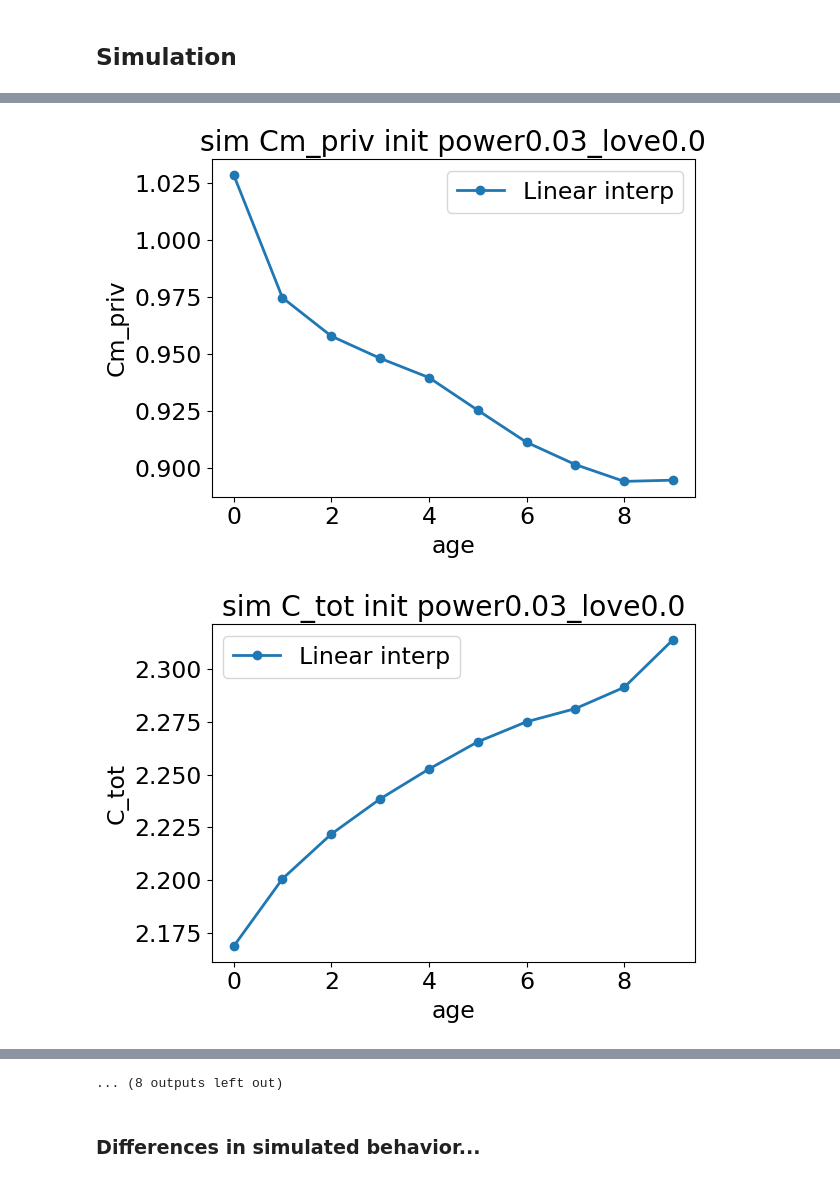
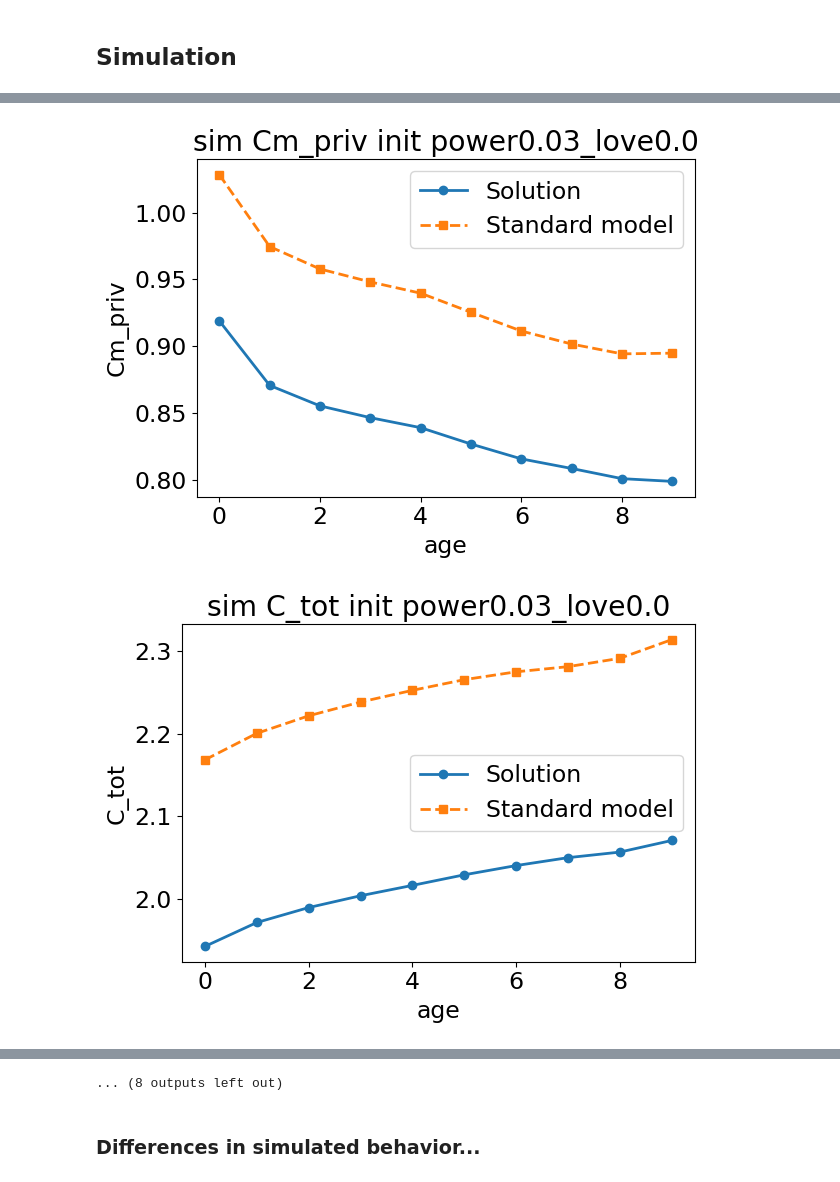
Before and after one commit to ThomasHJorgensen/iEGM, a Jupyter notebook: 02. LimitedCommmitmentModel.ipynb, the cells around one changed output, grey strips where cells are left out. Saved outputs shown, nothing was run; the diff lists cells and outputs as text; code cells hidden in the pictures.

```diff
--- a/02. LimitedCommmitmentModel.ipynb
+++ b/02. LimitedCommmitmentModel.ipynb
@@ -80,13 +79,28 @@ for name,spec in specs.items():
 
     # setup model
     models[name] = lcm.HouseholdModelClass(name=name,par=spec['par'])
+    if models[name].par.use_external_solution:
+        print("Set external solution for computing Euler Errors")
+        models[name].set_true_EmargV(EmargV_start_as_couple_true, EmargVw_start_as_single_true, EmargVm_start_as_single_true, grid_A, grid_power, grid_love)
+
+
     if do_cpp: models[name].link_to_cpp(force_compile=False)
     models[name].spec = spec
 
     # # solve
     %time models[name].solve()
 
+    if name == "model 1":
+        EmargV_start_as_couple_true = models[name].sol.EmargV_start_as_couple
+        EmargVw_start_as_single_true = models[name].sol.EmargVw_start_as_single
+        EmargVm_start_as_single_true = models[name].sol.EmargVm_start_as_single
+
+        grid_A = models[name].par.grid_A
+        grid_love = models[name].par.grid_love
+        grid_power = models[name].par.grid_power
+
+
 m1 = models['model 1']
-# m2 = models['model 2']
+m2 = models['model 2']
 # %% [output]
 solving model 1...
@@ -101,17 +120,17 @@ array([-3.5815654])
 # %%
-# Re-compile and solve
-for model in models.values():
-    model.cpp.delink()
+# # Re-compile and solve
+# for model in models.values():
+#     model.cpp.delink()
 
-recompile = True
-for name in models.keys():
-    models[name].link_to_cpp(force_compile=recompile)
+# recompile = True
+# for name in models.keys():
+#     models[name].link_to_cpp(force_compile=recompile)
 
-    print(f'\nsolving {name}...')
-    models[name].allocate()
-    %time models[name].solve()
+#     print(f'\nsolving {name}...')
+#     models[name].allocate()
+#     %time models[name].solve()
 
-    recompile = False
+#     recompile = False
 
-m1 = models['model 1']
-# m2 = models['model 2']
+# m1 = models['model 1']
+# # m2 = models['model 2']
@@ -200,7 +215,7 @@ ax.plot(m.sim.A_own[meet], m.sim.A_own[meet], color='black', linewidth=2);
 ## Simulation
 # %%
 var_list = ('power','couple', 'Cw_priv', 'Cm_priv', 'C_tot')
-model_list = ('model 1',) #'model 2')
+model_list = ('model 1','model 2')
 SAVE = False
 for init_power_idx in (1, 19):
     for init_love in (0.0, 0.2):
@@ -248,2 +263,2 @@ for init_power_idx in (1, 19):
-[figure, old version]
+[figure, new version]
-[figure, old version]
+[figure, new version]
```
Also changed, not shown: parts of 10 cells of this notebook, 2 other files.
